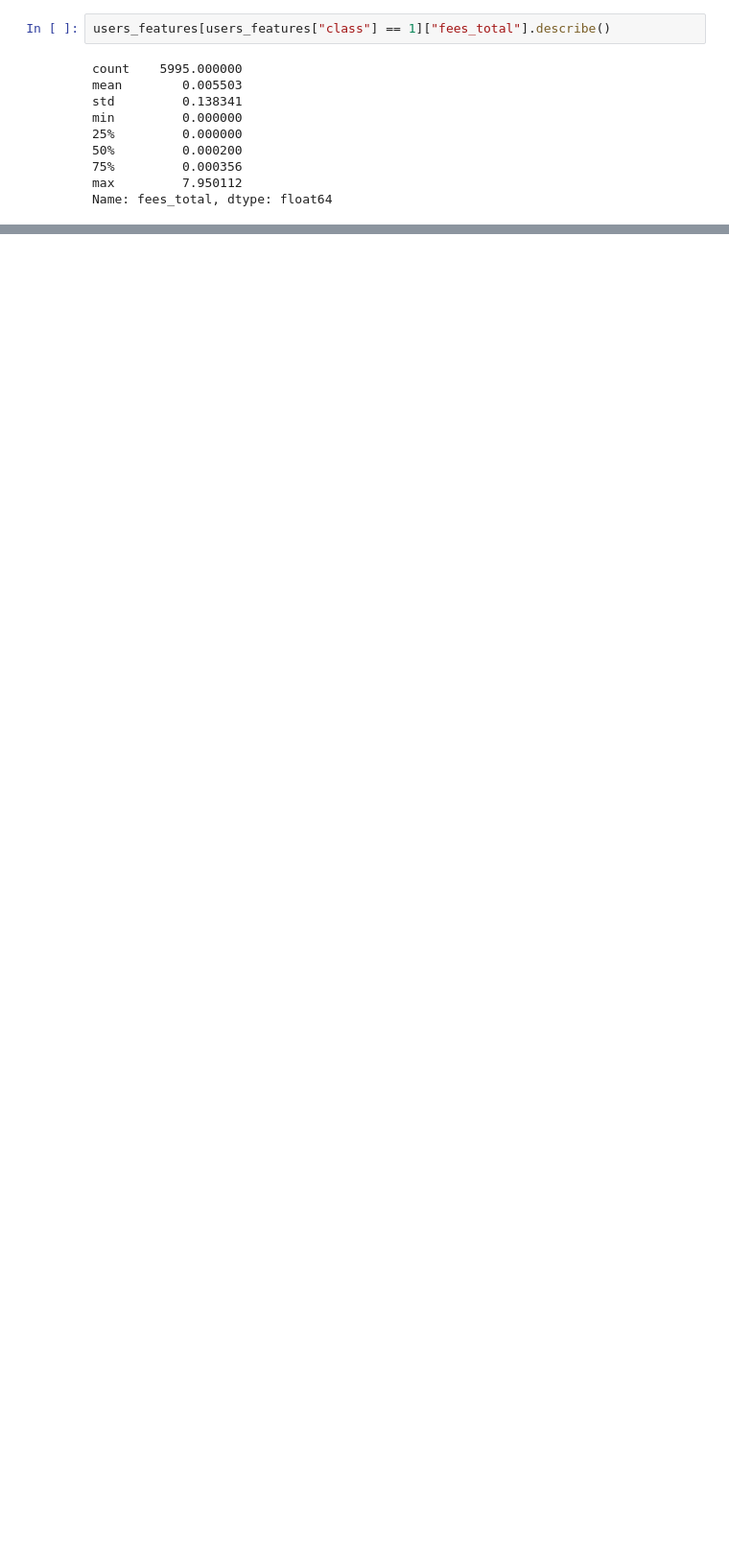
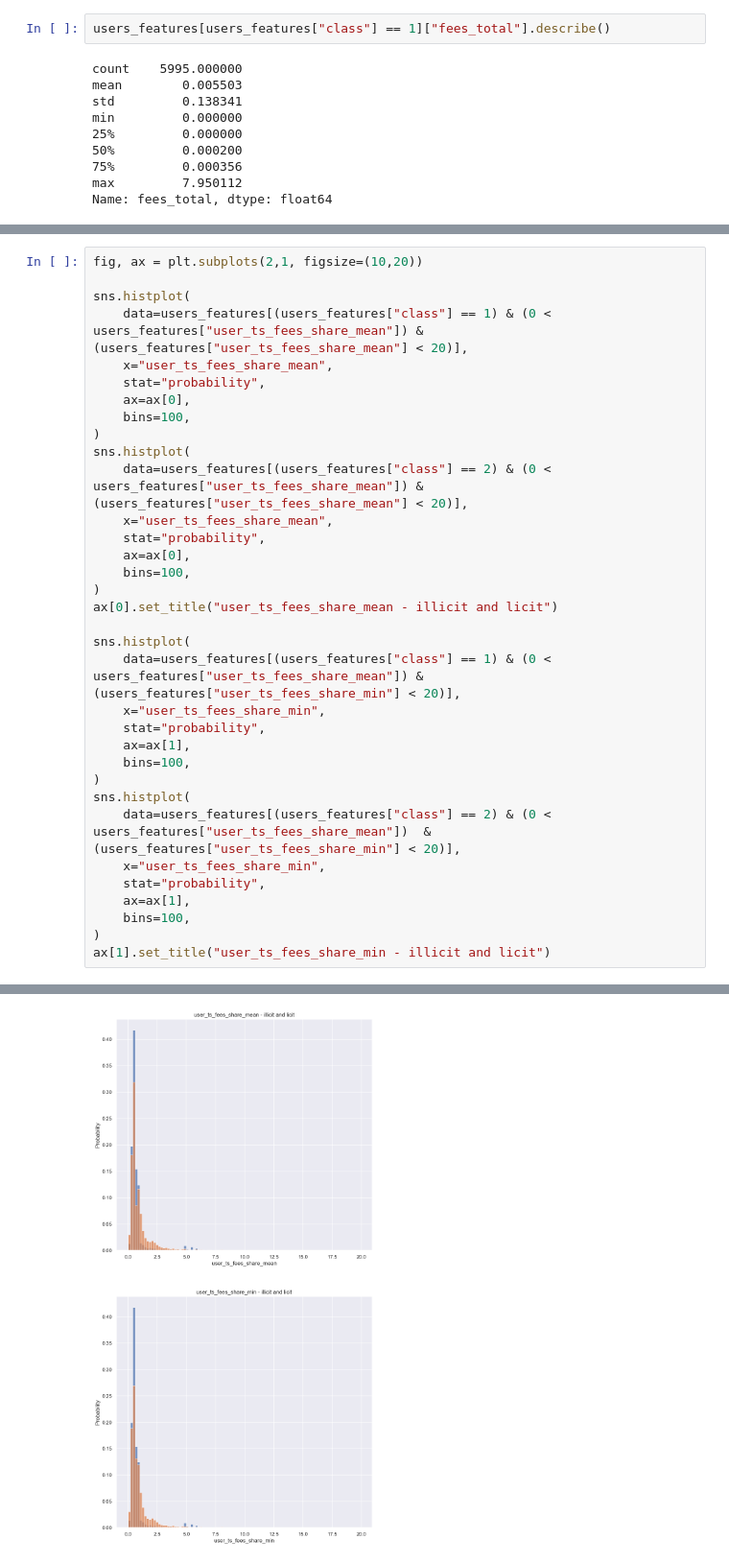
Before and after one commit to egortrussov/btc-fraud-detection, a Jupyter notebook: users_clasterization/users_analysis.ipynb, the cells around one changed output, grey strips where cells are left out. Shown at 96% size. Cells and saved outputs as stored; diff of their text form; blank space fills up the shorter version.

```diff
--- a/users_clasterization/users_analysis.ipynb
+++ b/users_clasterization/users_analysis.ipynb
@@ -525,0 +540,35 @@ Name: fees_total, dtype: float64
+# %%
+fig, ax = plt.subplots(2,1, figsize=(10,20))
+
+sns.histplot(
+    data=users_features[(users_features["class"] == 1) & (0 < users_features["user_ts_fees_share_mean"]) & (users_features["user_ts_fees_share_mean"] < 20)],
+    x="user_ts_fees_share_mean",
+    stat="probability",
+    ax=ax[0],
+    bins=100,
+)
+sns.histplot(
+    data=users_features[(users_features["class"] == 2) & (0 < users_features["user_ts_fees_share_mean"]) & (users_features["user_ts_fees_share_mean"] < 20)],
+    x="user_ts_fees_share_mean",
+    stat="probability",
+    ax=ax[0],
+    bins=100,
+)
+ax[0].set_title("user_ts_fees_share_mean - illicit and licit")
+
+sns.histplot(
+    data=users_features[(users_features["class"] == 1) & (0 < users_features["user_ts_fees_share_mean"]) & (users_features["user_ts_fees_share_min"] < 20)],
+    x="user_ts_fees_share_min",
+    stat="probability",
+    ax=ax[1],
+    bins=100,
+)
+sns.histplot(
+    data=users_features[(users_features["class"] == 2) & (0 < users_features["user_ts_fees_share_mean"])  & (users_features["user_ts_fees_share_min"] < 20)],
+    x="user_ts_fees_share_min",
+    stat="probability",
+    ax=ax[1],
+    bins=100,
+)
+ax[1].set_title("user_ts_fees_share_min - illicit and licit")
+# %% [output]
@@ -525,0 +576 @@ Name: fees_total, dtype: float64
+[figure, added]
```
Also changed, not shown: parts of 12 cells of this notebook, 10 other files.
